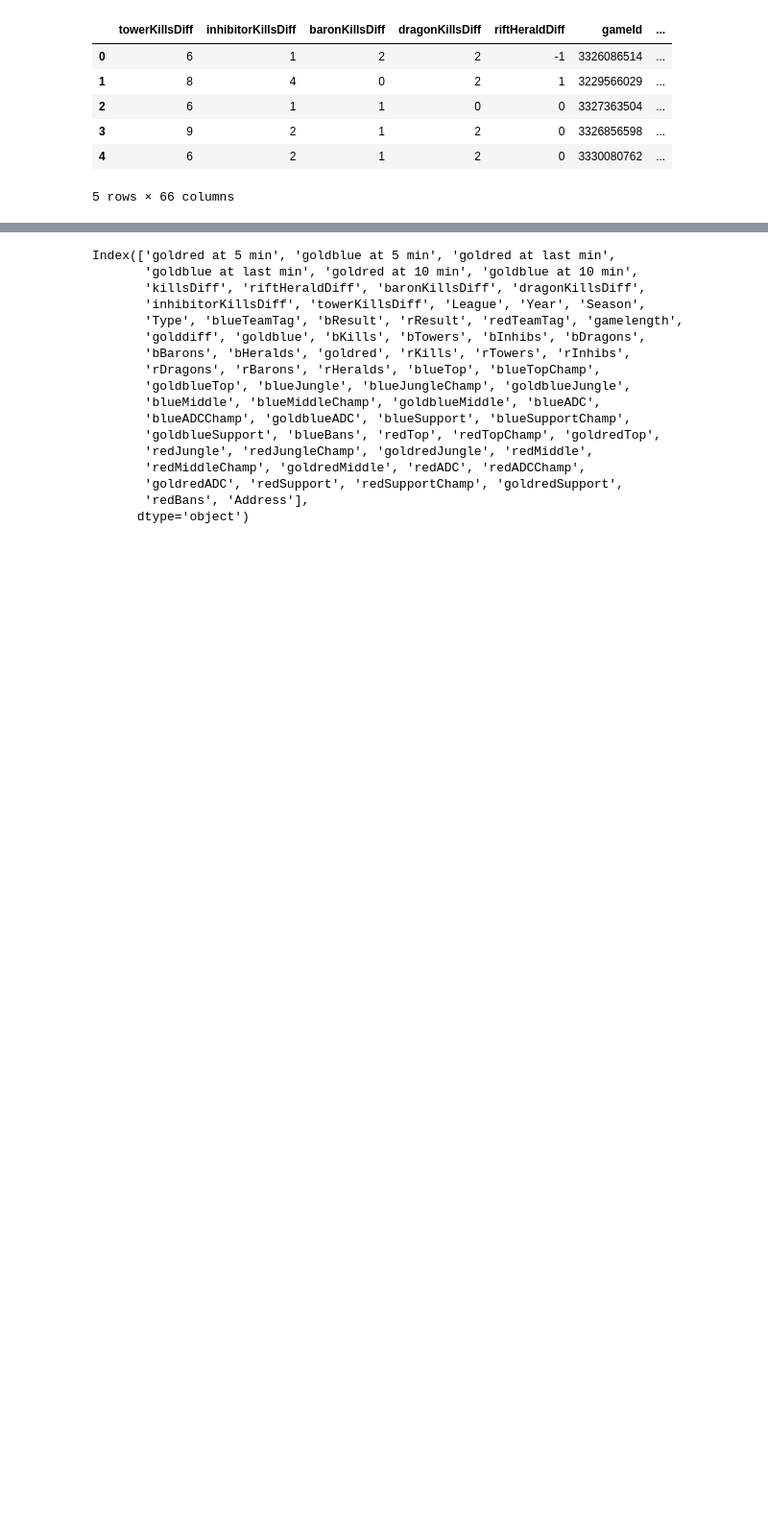
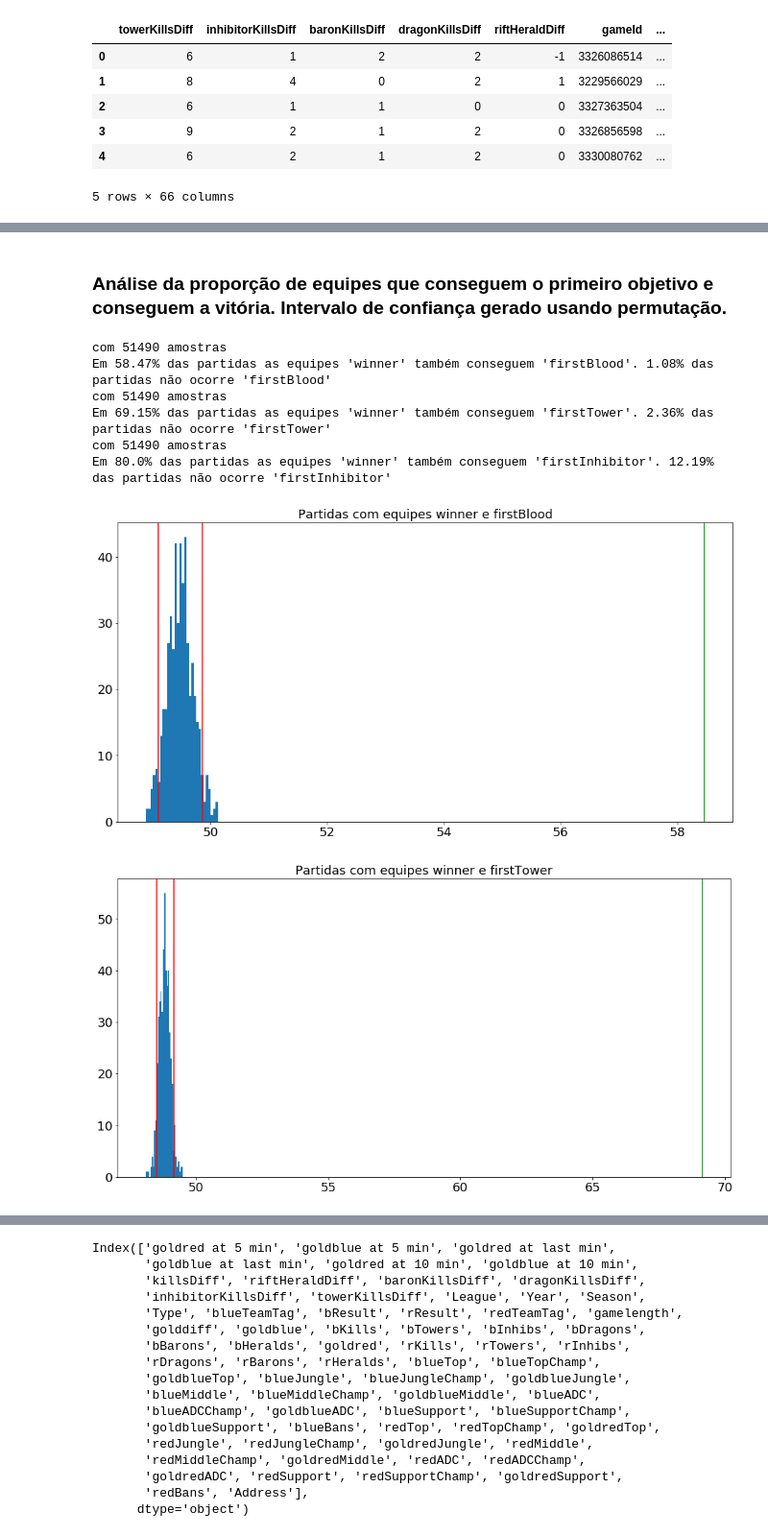
Before and after one commit to guilhermepoluc/league-of-legends-analysis-icd, a Jupyter notebook: testes.ipynb, the cells around one changed output, grey strips where cells are left out. Shown at 96% size. Drawn from its saved outputs; the diff is of its cells as text; code cells hidden in the pictures; blank space fills up the shorter version.

```diff
--- a/testes.ipynb
+++ b/testes.ipynb
@@ -38,31 +24,38 @@ df.head()
 # %%
-def compara(atributo1, atributo2, pr=0):
-    soma = (atributo1 == atributo2).sum()
-    somaVazio = (atributo2 == 0).sum()
-    n = atributo1.size
+def compara(df, atributo1, atributo2, pr=0):
+    soma = (df[atributo1] == df[atributo2]).sum()
+    somaVazio = (df[atributo2] == 0).sum()
+    n = df[atributo1].size
     porcentagem = round(soma*100/n,2)
     porcentagemVazio = round(somaVazio*100/n,2)
     if(pr):
         print("Em {}% das partidas as equipes '{}' também conseguem '{}'. {}% das partidas não ocorre '{}'"
-              .format(porcentagem, atributo1.name, atributo2.name, porcentagemVazio, atributo2.name))
+              .format(porcentagem, atributo1, atributo2, porcentagemVazio, atributo2))
     return porcentagem
 # %%
-def perm_first(atributo1, atributo2, it=500):
+def perm_first(df, atributo1, atributo2, samplesnumber, it=500):
+
+    df_copy = df.copy()
+    df_copy = df_copy.sample(samplesnumber)
+
+    print("com {} amostras".format(samplesnumber))
 
     lista = []
-    taxaObs = compara(atributo1, atributo2, 1)
-    srt1 = atributo1.name
-    str2 = atributo2.name
-    atributo1 = atributo1.copy()
+    taxaObs = compara(df_copy, atributo1, atributo2, 1)
+    df_copy[atributo1] = df_copy[atributo1].copy()
 
     for i in range(it):
-        atributo1 = np.random.permutation(atributo1)
-        lista.append(compara(atributo1, atributo2, 0))
+        df_copy[atributo1] = np.random.permutation(df_copy[atributo1])
+        lista.append(compara(df_copy, atributo1, atributo2, 0))
 
     plt.figure(figsize=(16, 8))
     plt.hist(lista, bins=30)
-    plt.title("Partidas com equipes {} e {}".format(srt1, str2))
-    plt.axvline(x=taxaObs,c='red')
+    plt.title("Partidas com equipes {} e {}".format(atributo1, atributo2))
+    inf = np.percentile(lista, 5)
+    sup = np.percentile(lista, 95)
+    plt.axvline(x=inf,c='red')
+    plt.axvline(x=sup,c='red')
+    plt.axvline(x=taxaObs,c='green')
     ax = plt.gca()
 
     for item in ([ax.title, ax.xaxis.label, ax.yaxis.label] + ax.get_xticklabels() + ax.get_yticklabels()):
@@ -105,0 +135,15 @@ def perm_diff(df, atributo1, atributo2, winflag, it=500):
+# %% [markdown]
+### Análise da proporção de equipes que conseguem o primeiro objetivo e conseguem a vitória. Intervalo de confiança gerado usando permutação.
+# %%
+perm_first(df, 'winner', 'firstBlood', df.shape[0])
+perm_first(df, 'winner', 'firstTower', df.shape[0])
+perm_first(df, 'winner', 'firstInhibitor', df.shape[0])
+# %% [output]
+com 51490 amostras
+Em 58.47% das partidas as equipes 'winner' também conseguem 'firstBlood'. 1.08% das partidas não ocorre 'firstBlood'
+com 51490 amostras
+Em 69.15% das partidas as equipes 'winner' também conseguem 'firstTower'. 2.36% das partidas não ocorre 'firstTower'
+com 51490 amostras
+Em 80.0% das partidas as equipes 'winner' também conseguem 'firstInhibitor'. 12.19% das partidas não ocorre 'firstInhibitor'
+[figure, added]
+[figure, added]
```
Also changed, not shown: parts of 35 cells of this notebook, 1 other file.
